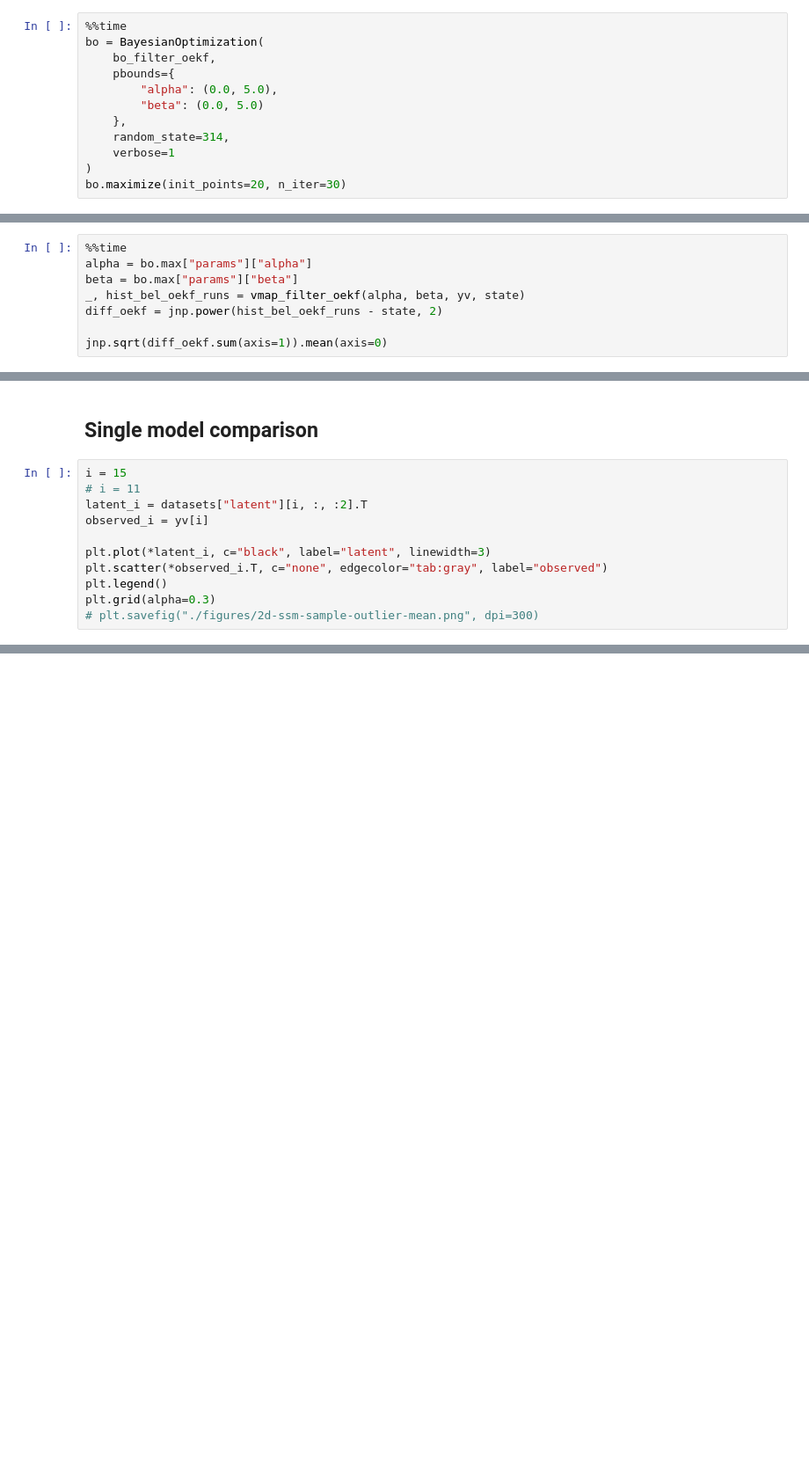
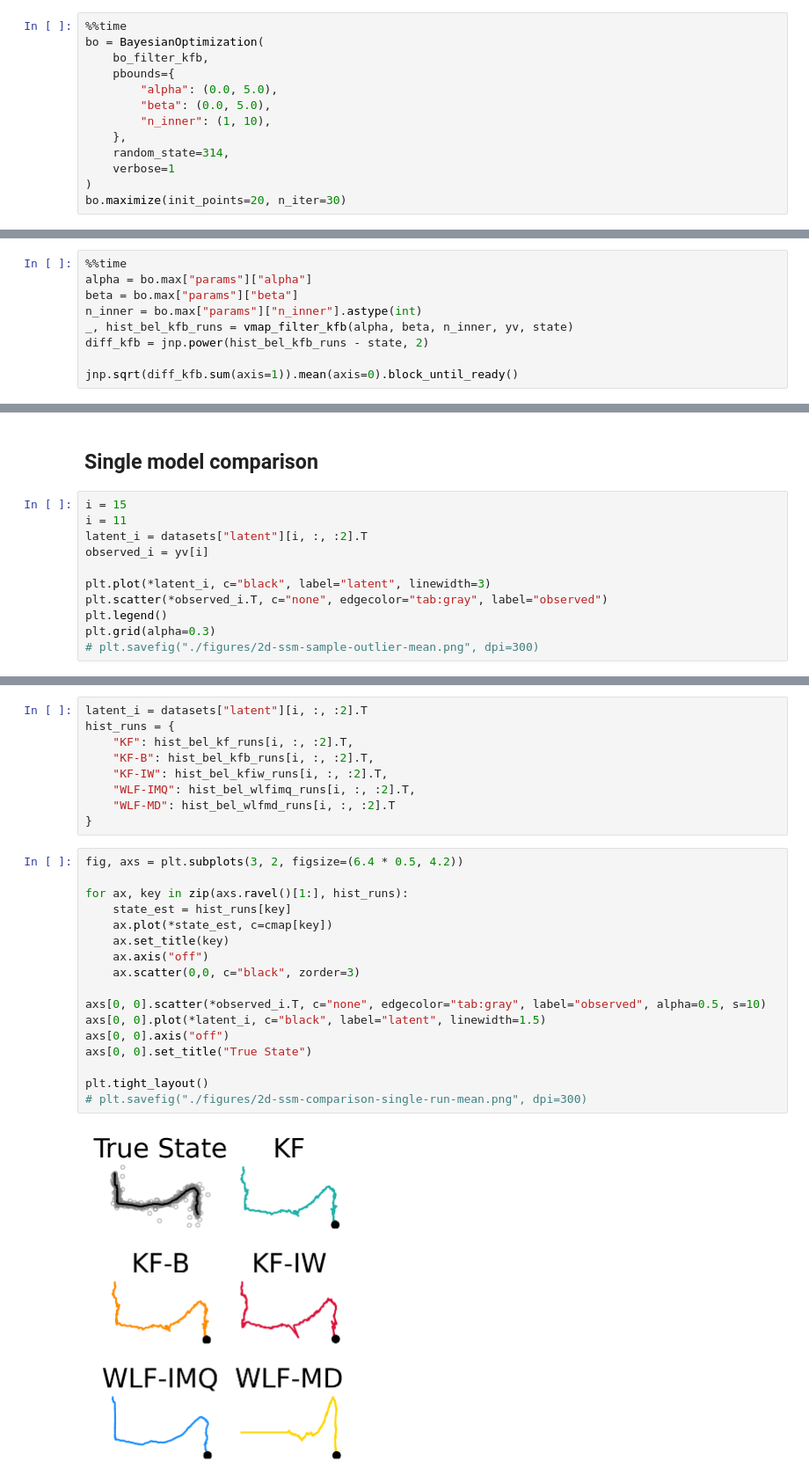
Before and after one commit to gerdm/weighted-likelihood-filter, a Jupyter notebook: experiments/2d-tracking-outlier-mean.ipynb, the cells around one changed output, grey strips where cells are left out. Shown at 88% size. Drawn from its saved outputs; the diff is of its cells as text; blank space fills up the shorter version.

```diff
--- a/experiments/2d-tracking-outlier-mean.ipynb
+++ b/experiments/2d-tracking-outlier-mean.ipynb
@@ -332,10 +347,11 @@ def bo_filter_oekf(alpha, beta):
 # %%
 %%time
 bo = BayesianOptimization(
-    bo_filter_oekf,
+    bo_filter_kfb,
     pbounds={
         "alpha": (0.0, 5.0),
-        "beta": (0.0, 5.0)
+        "beta": (0.0, 5.0),
+        "n_inner": (1, 10),
     },
     random_state=314,
     verbose=1
@@ -356,8 +368,9 @@ Wall time: 10.8 s
 %%time
 alpha = bo.max["params"]["alpha"]
 beta = bo.max["params"]["beta"]
-_, hist_bel_oekf_runs = vmap_filter_oekf(alpha, beta, yv, state)
-diff_oekf = jnp.power(hist_bel_oekf_runs - state, 2)
+n_inner = bo.max["params"]["n_inner"].astype(int)
+_, hist_bel_kfb_runs = vmap_filter_kfb(alpha, beta, n_inner, yv, state)
+diff_kfb = jnp.power(hist_bel_kfb_runs - state, 2)
 
-jnp.sqrt(diff_oekf.sum(axis=1)).mean(axis=0)
+jnp.sqrt(diff_kfb.sum(axis=1)).mean(axis=0).block_until_ready()
 # %% [output]
@@ -416,7 +432,7 @@ plt.savefig("./figures/2d-ssm-comparison-outlier-mean.png", dpi=300)
 ## Single model comparison
 # %%
 i = 15
-# i = 11
+i = 11
 latent_i = datasets["latent"][i, :, :2].T
 observed_i = yv[i]
 
@@ -475,0 +446,28 @@ plt.savefig("./figures/2d-ssm-comparison-single-run-mean.png", dpi=300)
+# %%
+latent_i = datasets["latent"][i, :, :2].T
+hist_runs = {
+    "KF": hist_bel_kf_runs[i, :, :2].T,
+    "KF-B": hist_bel_kfb_runs[i, :, :2].T,
+    "KF-IW": hist_bel_kfiw_runs[i, :, :2].T,
+    "WLF-IMQ": hist_bel_wlfimq_runs[i, :, :2].T,
+    "WLF-MD": hist_bel_wlfmd_runs[i, :, :2].T
+}
+# %%
+fig, axs = plt.subplots(3, 2, figsize=(6.4 * 0.5, 4.2))
+
+for ax, key in zip(axs.ravel()[1:], hist_runs):
+    state_est = hist_runs[key]
+    ax.plot(*state_est, c=cmap[key])
+    ax.set_title(key)
+    ax.axis("off")
+    ax.scatter(0,0, c="black", zorder=3)
+
+axs[0, 0].scatter(*observed_i.T, c="none", edgecolor="tab:gray", label="observed", alpha=0.5, s=10)
+axs[0, 0].plot(*latent_i, c="black", label="latent", linewidth=1.5)
+axs[0, 0].axis("off")
+axs[0, 0].set_title("True State")
+
+plt.tight_layout()
+# plt.savefig("./figures/2d-ssm-comparison-single-run-mean.png", dpi=300)
+# %% [output]
+[figure, added]
```
Also changed, not shown: parts of 38 cells of this notebook.
